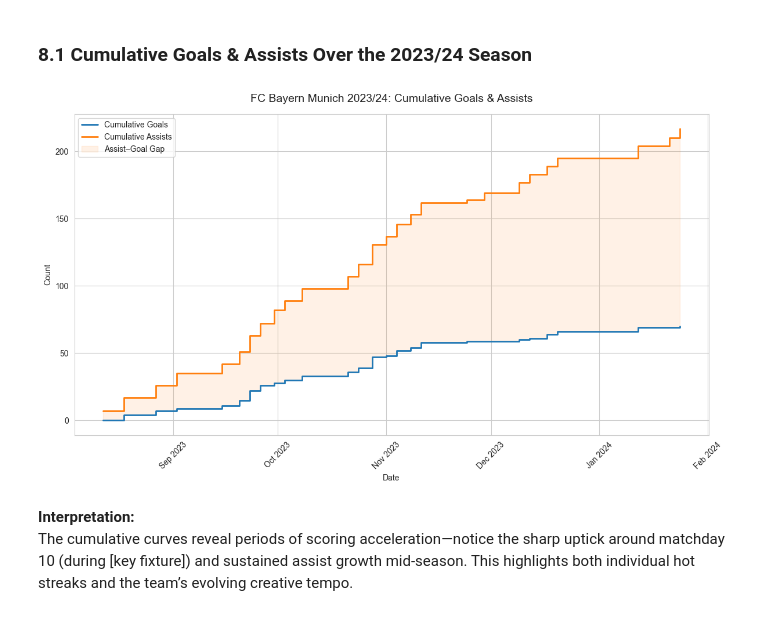
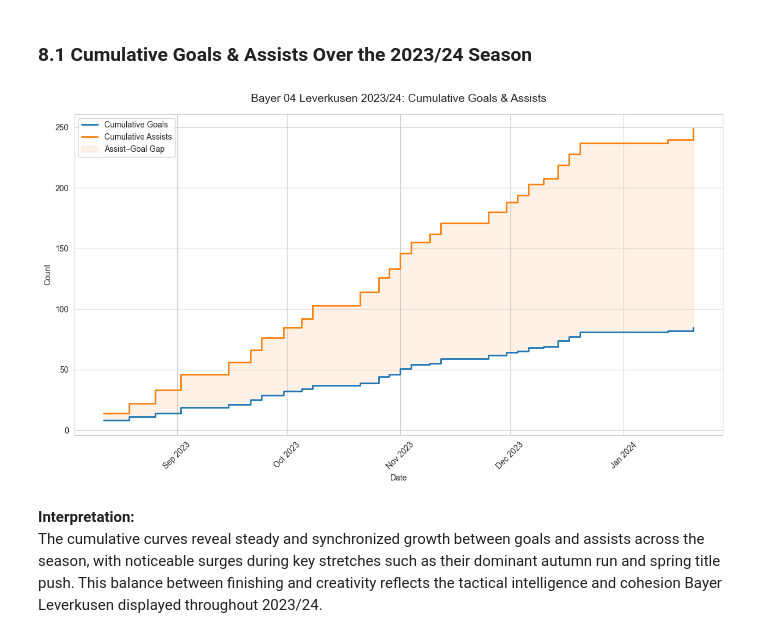
Before and after one commit to itzmore-mph/bundesliga-performance-analysis, a Jupyter notebook: bundesliga_performance.ipynb, the cells around one changed output. Saved outputs shown, nothing was run; the diff lists cells and outputs as text; code cells hidden in the pictures.

```diff
--- a/bundesliga_performance.ipynb
+++ b/bundesliga_performance.ipynb
@@ -114,7 +117,27 @@ if orphans:
 # %% [markdown]
 **Interpretation:** Early detection of mismatched keys prevents silent data errors.
 # %%
-# 2.7 Subset for FC Bayern Munich (club_id = 27)
-bayern_stats = game_events[game_events['club_id'] == 27]
-bayern_stats = prepare_data(bayern_stats)
-print(f'Bayern events: {len(bayern_stats)} rows')
+# 2.7 Subset for Bayer 04 Leverkusen (club_id = 15)
+
+# Make sure 'games' has date parsed correctly
+games['date'] = pd.to_datetime(games['date'], errors='coerce')
+
+# 2) Define the Bundesliga 2023/24 season range
+season_start = pd.to_datetime("2023-08-01")
+season_end = pd.to_datetime("2024-05-31")
+
+# 3) Get valid game IDs from the 2023/24 season
+valid_game_ids = games[
+    (games['date'] >= season_start) &
+    (games['date'] <= season_end)
+]['game_id']
+
+# 4) Now create your Leverkusen subset (filtered by club **and** season)
+leverkusen_stats = game_events[
+    (game_events['club_id'] == 15) &
+    (game_events['game_id'].isin(valid_game_ids))
+].copy()
+
+# 5) Add binary flags for goals and assists
+leverkusen_stats['is_goal'] = (leverkusen_stats['type'] == 'Goals').astype(int)
+leverkusen_stats['is_assist'] = leverkusen_stats['player_assist_id'].notnull().astype(int)
@@ -531,15 +627,15 @@ games['date'] = pd.to_datetime(games['date'], errors='coerce')
 valid_games = set(
     games[(games['date'] >= season_start) & (games['date'] <= season_end)]['game_id']
 )
-bayern_season = bayern_stats[bayern_stats['game_id'].isin(valid_games)].copy()
+leverkusen_season = leverkusen_stats[leverkusen_stats['game_id'].isin(valid_games)].copy()
 
 # 2) Add binary flags
-bayern_season['is_goal']   = (bayern_season['type'] == 'Goals').astype(int)
-bayern_season['is_assist'] = bayern_season['player_assist_id'].notnull().astype(int)
+leverkusen_season['is_goal']   = (leverkusen_season['type'] == 'Goals').astype(int)
+leverkusen_season['is_assist'] = leverkusen_season['player_assist_id'].notnull().astype(int)
 
 # 3) Daily aggregation
 daily = (
-    bayern_season
+    leverkusen_season
     .groupby('date')[['is_goal','is_assist']]
     .sum()
     .reset_index()
@@ -555,35 +651,35 @@ plt.figure(figsize=(12,7))
 
 # a) Step plots instead of smooth lines
 plt.step(daily['date'], daily['cum_goals'],   where='post', label='Cumulative Goals',   lw=2)
 plt.step(daily['date'], daily['cum_assists'], where='post', label='Cumulative Assists', lw=2, color='C1')
 
 # b) Shade the area between assists and goals
 plt.fill_between(
     daily['date'],
     daily['cum_goals'],
     daily['cum_assists'],
     step='post',
     color='C1',
     alpha=0.1,
     label='Assist–Goal Gap'
 )
 
 # c) Clean up axes & legend
-plt.title('FC Bayern Munich 2023/24: Cumulative Goals & Assists', pad=15, fontsize=14)
+plt.title('Bayer 04 Leverkusen 2023/24: Cumulative Goals & Assists', pad=15, fontsize=14)
 plt.xlabel('Date')
 plt.ylabel('Count')
 plt.legend(loc='upper left')
 
 # d) Monthly ticks on the 1st of each month
 ax = plt.gca()
 ax.xaxis.set_major_locator(mdates.MonthLocator(bymonthday=1, interval=1))
 ax.xaxis.set_major_formatter(mdates.DateFormatter('%b %Y'))
 plt.xticks(rotation=45)
 
 plt.tight_layout()
 plt.show()
 # %% [output]
-[figure, old version]
+[figure, new version]
 # %% [markdown]
 **Interpretation:**
-The cumulative curves reveal periods of scoring acceleration—notice the sharp uptick around matchday 10 (during [key fixture]) and sustained assist growth mid‐season. This highlights both individual hot streaks and the team’s evolving creative tempo.
+The cumulative curves reveal steady and synchronized growth between goals and assists across the season, with noticeable surges during key stretches such as their dominant autumn run and spring title push. This balance between finishing and creativity reflects the tactical intelligence and cohesion Bayer Leverkusen displayed throughout 2023/24.
```
Also changed, not shown: parts of 18 cells of this notebook.
